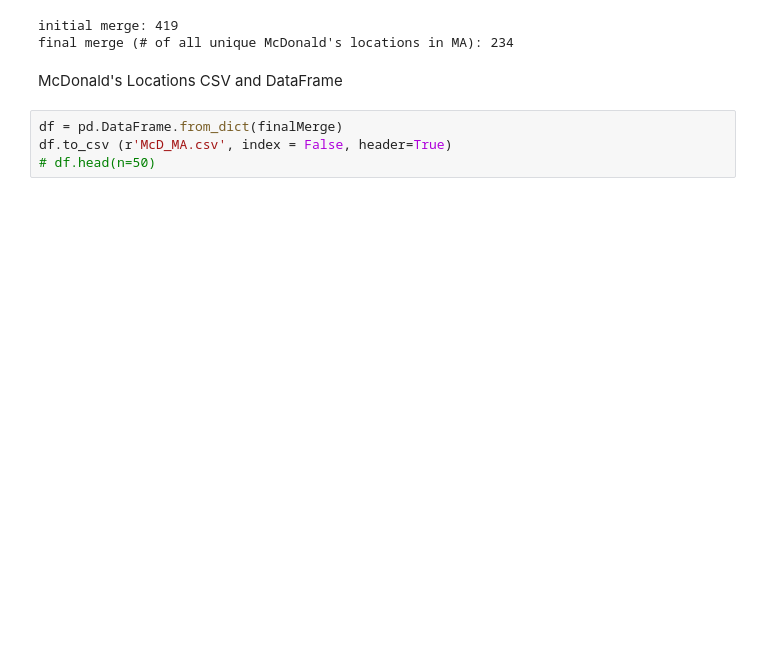
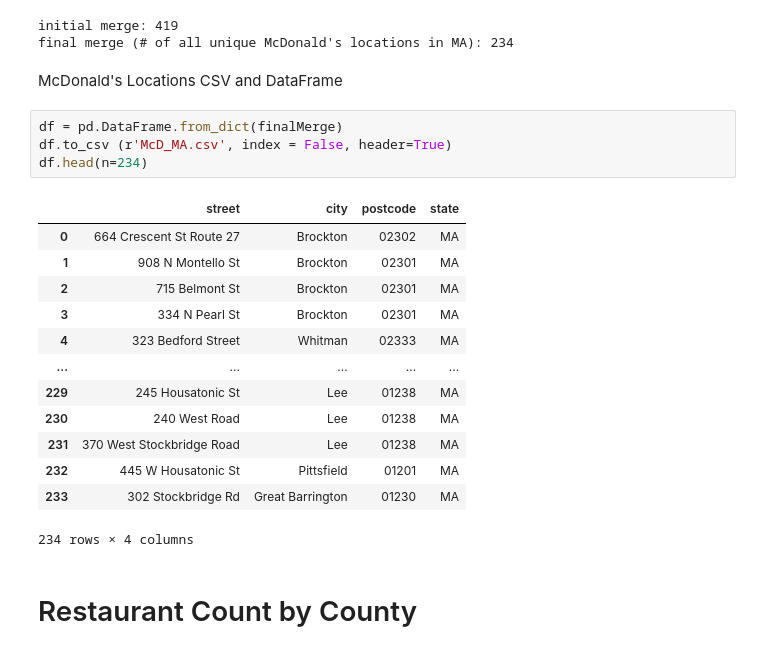
Before and after one commit to contreau/McScrape, a Jupyter notebook: Scraped_SortedData.ipynb, the cells around one changed output. Drawn from its saved outputs; the diff is of its cells as text; blank space fills up the shorter version.

Commit message:
distilled # of restaurants per county, added census data.

```diff
--- a/Scraped_SortedData.ipynb
+++ b/Scraped_SortedData.ipynb
@@ -119,4 +125,20 @@ McDonald's Locations CSV and DataFrame
 # %%
 df = pd.DataFrame.from_dict(finalMerge)
 df.to_csv (r'McD_MA.csv', index = False, header=True)
-# df.head(n=50)
+df.head(n=234)
+# %% [output]
+|  | street | city | postcode | state |
+| 0 | 664 Crescent St Route 27 | Brockton | 02302 | MA |
+| 1 | 908 N Montello St | Brockton | 02301 | MA |
+| 2 | 715 Belmont St | Brockton | 02301 | MA |
+| 3 | 334 N Pearl St | Brockton | 02301 | MA |
+| 4 | 323 Bedford Street | Whitman | 02333 | MA |
+| ... | ... | ... | ... | ... |
+| 229 | 245 Housatonic St | Lee | 01238 | MA |
+| 230 | 240 West Road | Lee | 01238 | MA |
+| 231 | 370 West Stockbridge Road | Lee | 01238 | MA |
+| 232 | 445 W Housatonic St | Pittsfield | 01201 | MA |
+| 233 | 302 Stockbridge Rd | Great Barrington | 01230 | MA |
+234 rows × 4 columns
+# %% [markdown]
+# Restaurant Count by County
```
Also changed, not shown: parts of 38 cells of this notebook.
